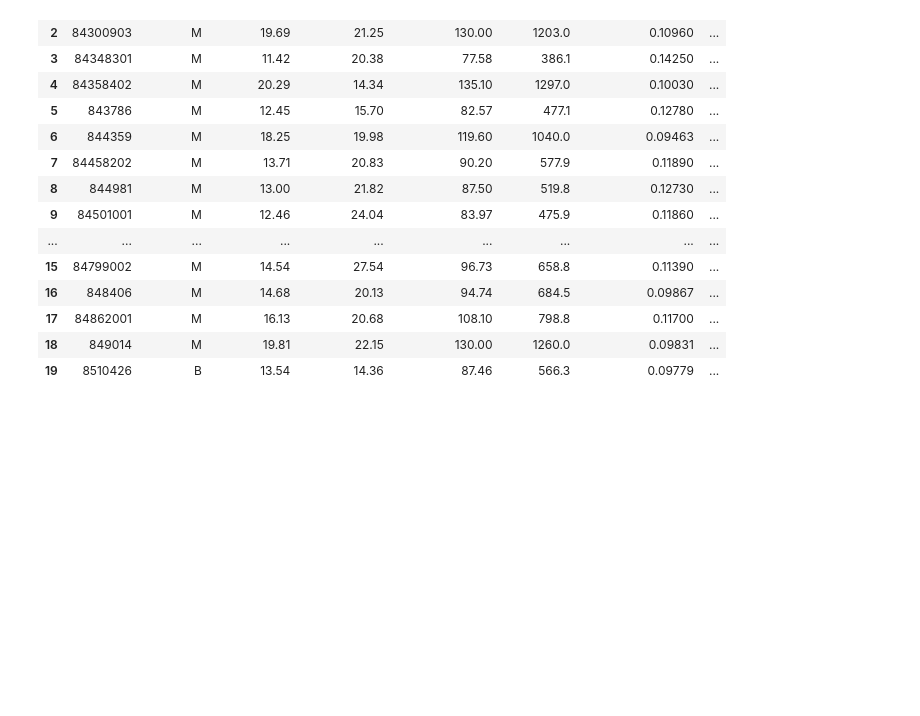
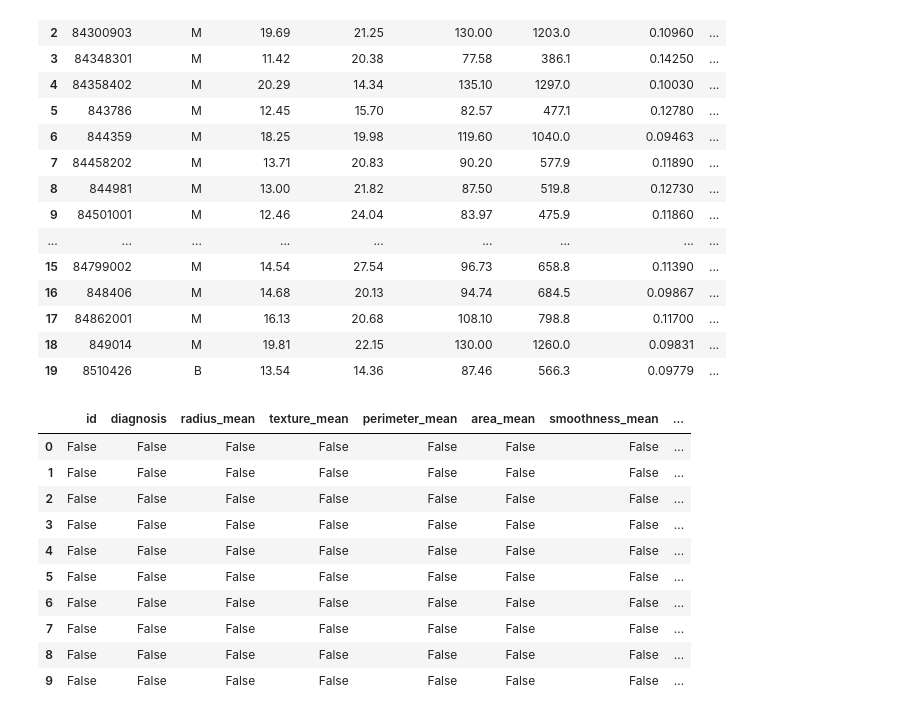
Before and after one commit to DeepanshuPasrija/Python02082021, a Jupyter notebook: pandas.ipynb, the cells around one changed output. Drawn from its saved outputs; the diff is of its cells as text; code cells hidden in the pictures; blank space fills up the shorter version.

```diff
--- a/pandas.ipynb
+++ b/pandas.ipynb
@@ -291,3 +291,17 @@ topRows
 | 17 | 84862001 | M | 16.13 | 20.68 | 108.10 | 798.8 | 0.11700 | ... |
 | 18 | 849014 | M | 19.81 | 22.15 | 130.00 | 1260.0 | 0.09831 | ... |
 | 19 | 8510426 | B | 13.54 | 14.36 | 87.46 | 566.3 | 0.09779 | ... |
+# %%
+pd.isna(filteredData).head(10)
+# %% [output]
+|  | id | diagnosis | radius_mean | texture_mean | perimeter_mean | area_mean | smoothness_mean | ... |
+| 0 | False | False | False | False | False | False | False | ... |
+| 1 | False | False | False | False | False | False | False | ... |
+| 2 | False | False | False | False | False | False | False | ... |
+| 3 | False | False | False | False | False | False | False | ... |
+| 4 | False | False | False | False | False | False | False | ... |
+| 5 | False | False | False | False | False | False | False | ... |
+| 6 | False | False | False | False | False | False | False | ... |
+| 7 | False | False | False | False | False | False | False | ... |
+| 8 | False | False | False | False | False | False | False | ... |
+| 9 | False | False | False | False | False | False | False | ... |
```
Also changed, not shown: parts of 2 cells of this notebook.
